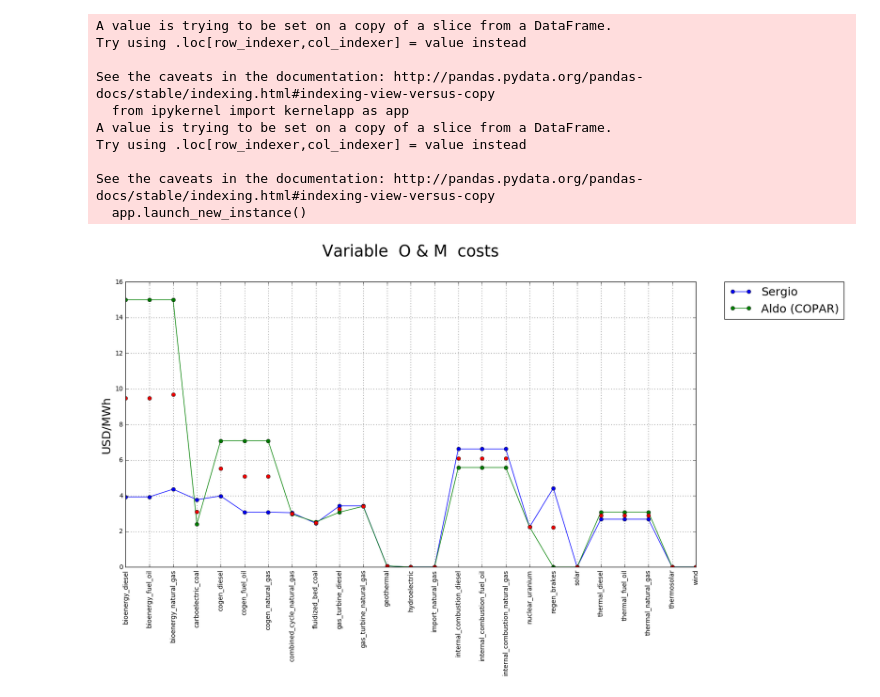
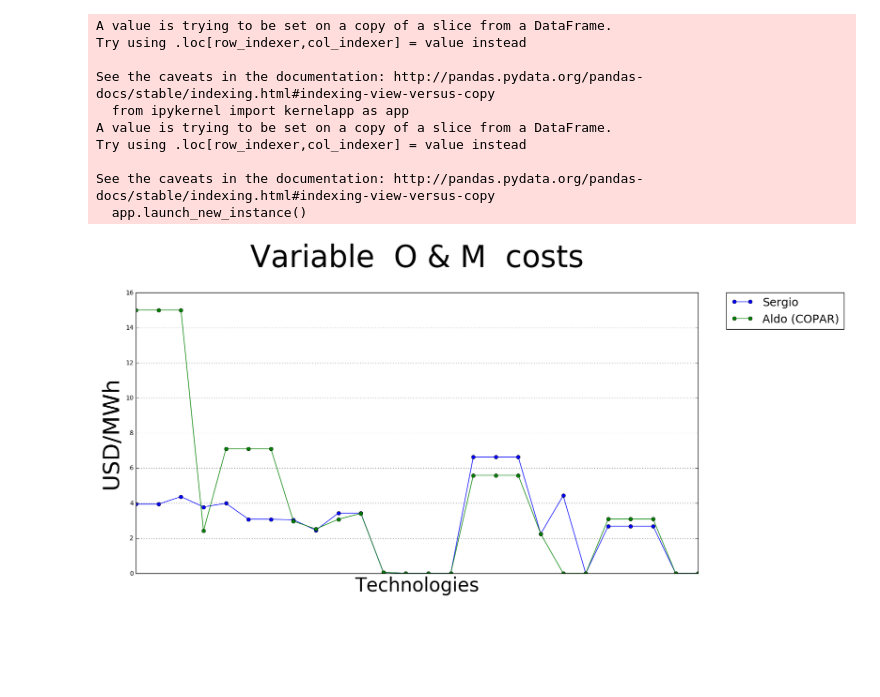
Before and after one commit to sergiocastellanos/switch_mexico_data, a Jupyter notebook: Generation/Tech investments costs comparison.ipynb, the cells around one changed output. Cells and saved outputs as stored; diff of their text form; code cells hidden in the pictures; blank space fills up the shorter version.

```diff
--- a/Generation/Tech investments costs comparison.ipynb
+++ b/Generation/Tech investments costs comparison.ipynb
@@ -26,20 +26,23 @@ df3=df3[b]
 df3=df3.sort_values('gen_tech')
 df3=df3.reset_index(drop=True)
 df4=pd.concat([df2.reset_index(drop=True),df3],axis=1)
-df4[df4.columns.tolist()[2:4]]=df4[df4.columns.tolist()[2:4]]/1000
+df4[df4.columns.tolist()[2:4]]=df4[df4.columns.tolist()[2:4]]
 # %%
 df5=df4[['gen_tech','g_overnight_cost','overnight_cost']]
-df5['average']=(df5.iloc[:,1]+df5.iloc[:,2])/2
+df5['average']=((df5.iloc[:,1]+df5.iloc[:,2])/2)/1000000
 df5['difference']=abs(df5.iloc[:,1]-df5.iloc[:,2])
 plt.figure(1,figsize=[16,8],dpi=200)
-plt.plot(df5.iloc[:,1],marker='o',label='Sergio')
-plt.plot(df5.iloc[:,2],marker='o',label='Aldo (COPAR)')
-plt.grid()
-plt.title('Overnight costs',fontsize=24)
-plt.ylabel('USD/KW', fontsize=18)
-plt.xticks(df5.index.tolist(),df5['gen_tech'].tolist(),rotation='vertical')
+plt.plot(df5.iloc[:,1]/1000000,marker='o',label='Sergio')
+plt.plot(df5.iloc[:,2]/1000000,marker='o',label='Aldo (COPAR)')
+plt.title('Overnight costs',fontsize=48)
+plt.ylabel('Millions of USD/MW', fontsize=36)
+plt.xlabel('Technologies',fontsize=30)
+#plt.xticks(df5.index.tolist(),df5['gen_tech'].tolist(),rotation='vertical')
 plt.errorbar(range(len(df5.index.tolist())),df5['average'],label='average',fmt='o')
 plt.legend(bbox_to_anchor=(1.05, 1), loc=2, borderaxespad=0.)
+plt.grid()
+frame = plt.gca()
+frame.axes.get_xaxis().set_ticks([])
 plt.show()
 # %% [output]
 A value is trying to be set on a copy of a slice from a DataFrame.
@@ -82,26 +88,29 @@ See the caveats in the documentation: http://pandas.pydata.org/pandas-docs/stabl
 # %%
 df7=df4[['gen_tech','g_variable_o_m','variable_o_m']]
 df7['average']=(df7.iloc[:,1]+df7.iloc[:,2])/2
 df7['difference']=abs(df7.iloc[:,1]-df7.iloc[:,2])
 plt.figure(2,figsize=[16,8],dpi=200)
 plt.plot(df7.iloc[:,1],marker='o',label='Sergio')
 plt.plot(df7.iloc[:,2],marker='o',label='Aldo (COPAR)')
 plt.legend(bbox_to_anchor=(1.05, 1), loc=2, borderaxespad=0.,fontsize=18)
+plt.title('Variable  O & M  costs',fontsize=48,y=1.08)
+plt.ylabel('USD/MWh',fontsize=36)
+plt.xticks(df5.index.tolist(),df5['gen_tech'].tolist(),rotation='vertical')
+#plt.errorbar(range(len(df7.index.tolist())),df7['average'],label='average',fmt='o')
+plt.xlabel('Technologies',fontsize=30)
 plt.grid()
-plt.title('Variable  O & M  costs',fontsize=25,y=1.08)
-plt.ylabel('USD/MWh',fontsize=18)
-plt.xticks(df5.index.tolist(),df5['gen_tech'].tolist(),rotation='vertical')
-plt.errorbar(range(len(df7.index.tolist())),df7['average'],label='average',fmt='o')
+frame = plt.gca()
+frame.axes.get_xaxis().set_ticks([])
 plt.show()
 # %% [output]
 A value is trying to be set on a copy of a slice from a DataFrame.
 Try using .loc[row_indexer,col_indexer] = value instead
 
 See the caveats in the documentation: http://pandas.pydata.org/pandas-docs/stable/indexing.html#indexing-view-versus-copy
   from ipykernel import kernelapp as app
 A value is trying to be set on a copy of a slice from a DataFrame.
 Try using .loc[row_indexer,col_indexer] = value instead
 
 See the caveats in the documentation: http://pandas.pydata.org/pandas-docs/stable/indexing.html#indexing-view-versus-copy
   app.launch_new_instance()
-[figure, old version]
+[figure, new version]
```
Also changed, not shown: parts of 2 cells of this notebook, 27 other files.
